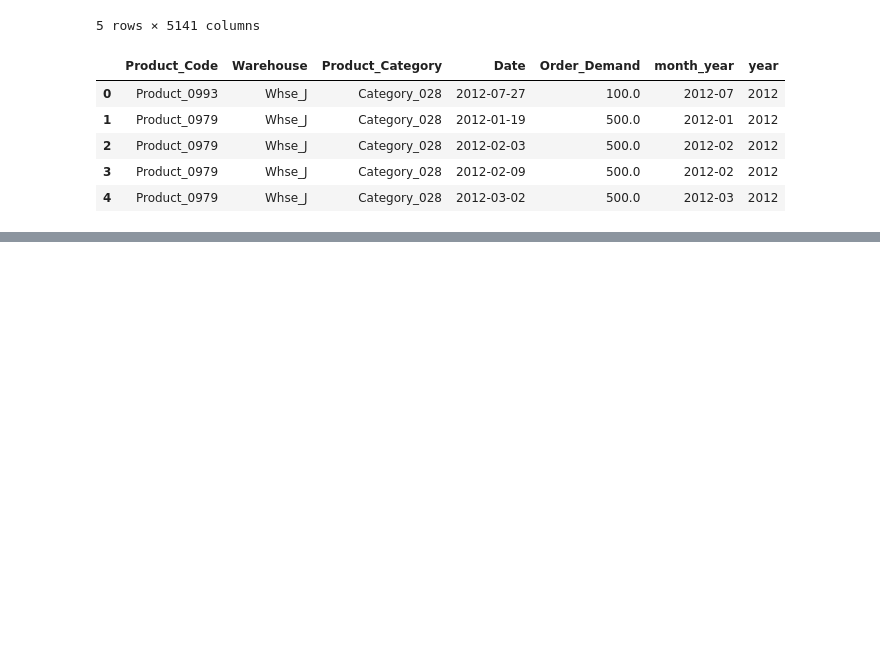
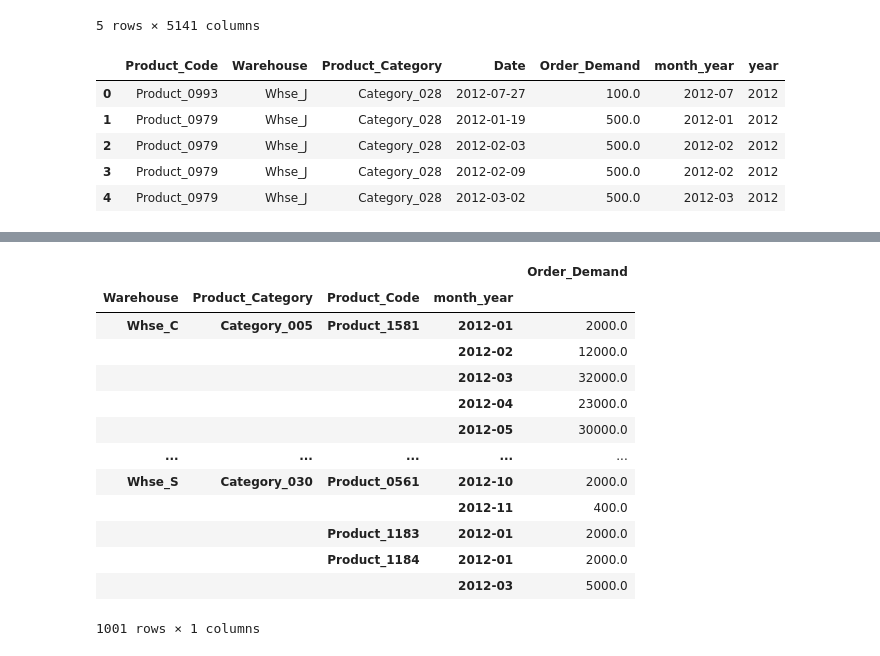
Before and after one commit to josephine-amponsah/retail-demand-forecaster, a Jupyter notebook: notebooks/sktime-forecasters.ipynb, the cells around one changed output, grey strips where cells are left out. Drawn from its saved outputs; the diff is of its cells as text; code cells hidden in the pictures; blank space fills up the shorter version.

```diff
--- a/notebooks/sktime-forecasters.ipynb
+++ b/notebooks/sktime-forecasters.ipynb
@@ -194,0 +199,3 @@ multindex.head()
+# %%
+multindex = multindex.drop("year", axis = 1)
+multindex = multindex[multindex["month_year"].dt.year != 2011]
@@ -194,0 +216,5 @@ multindex.head()
+# %%
+levels = ["Warehouse", "Product_Category", "Product_Code", "month_year"]
+# %%
+train = multindex[:2015-1]
+validation = multindex[2015-2:2016-1]
@@ -194,0 +223,17 @@ multindex.head()
+# %%
+train
+# %% [output]
+|  |  |  |  | Order_Demand |
+| Warehouse | Product_Category | Product_Code | month_year |  |
+| Whse_C | Category_005 | Product_1581 | 2012-01 | 2000.0 |
+|  |  |  | 2012-02 | 12000.0 |
+|  |  |  | 2012-03 | 32000.0 |
+|  |  |  | 2012-04 | 23000.0 |
+|  |  |  | 2012-05 | 30000.0 |
+| ... | ... | ... | ... | ... |
+| Whse_S | Category_030 | Product_0561 | 2012-10 | 2000.0 |
+|  |  |  | 2012-11 | 400.0 |
+|  |  | Product_1183 | 2012-01 | 2000.0 |
+|  |  | Product_1184 | 2012-01 | 2000.0 |
+|  |  |  | 2012-03 | 5000.0 |
+1001 rows × 1 columns
```
Also changed, not shown: parts of 18 cells of this notebook.
